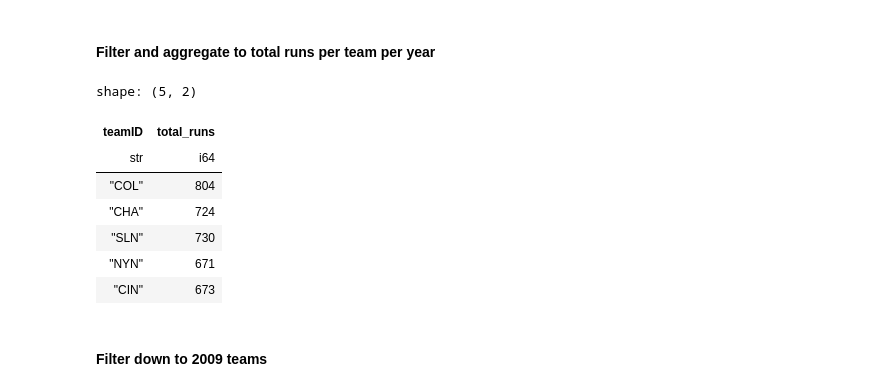
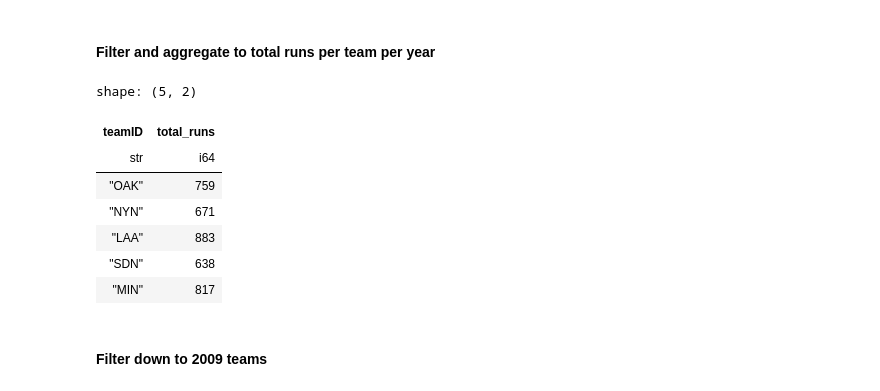
Before and after one commit to AKerby/dsci_325_module_7_more_data_management_in_python, a Jupyter notebook: Table Joins.ipynb, the cells around one changed output. Saved outputs shown, nothing was run; the diff lists cells and outputs as text; code cells hidden in the pictures.

```diff
--- a/Table Joins.ipynb
+++ b/Table Joins.ipynb
@@ -248,7 +256,8 @@ As an example of a joining on more than 1 column, consider the following task.
 
 **Task:** Create a table with the total runs score for each team in 2009.  Include the teams proper name and the name of their home park.
 # %%
-batting = pl.read_csv("./sample_data/baseball/core/Batting.csv")
+url4 = "https://github.com/AKerby/dsci_325_module_7_more_data_management_in_python/raw/main/sample_data/baseball/core/Batting.csv"
+batting = pl.read_csv(url4)
 batting.head()
 # %% [output]
 shape: (5, 22)
@@ -438,19 +448,19 @@ By filtering and/or aggregating before joining, you will
 # %%
 runs = (batting_select
         .filter(pl.col('yearID') == 2009)
-        .groupby(pl.col('teamID'))
+        .group_by(pl.col('teamID'))
         .agg(pl.col('R').sum().alias('total_runs')))
 
 runs.head()
 # %% [output]
 shape: (5, 2)
 | teamID | total_runs |
 | str | i64 |
-| "COL" | 804 |
-| "CHA" | 724 |
-| "SLN" | 730 |
+| "OAK" | 759 |
 | "NYN" | 671 |
-| "CIN" | 673 |
+| "LAA" | 883 |
+| "SDN" | 638 |
+| "MIN" | 817 |
 # %% [markdown]
 #### Filter down to 2009 teams
 # %%
```
Also changed, not shown: parts of 24 cells of this notebook.
